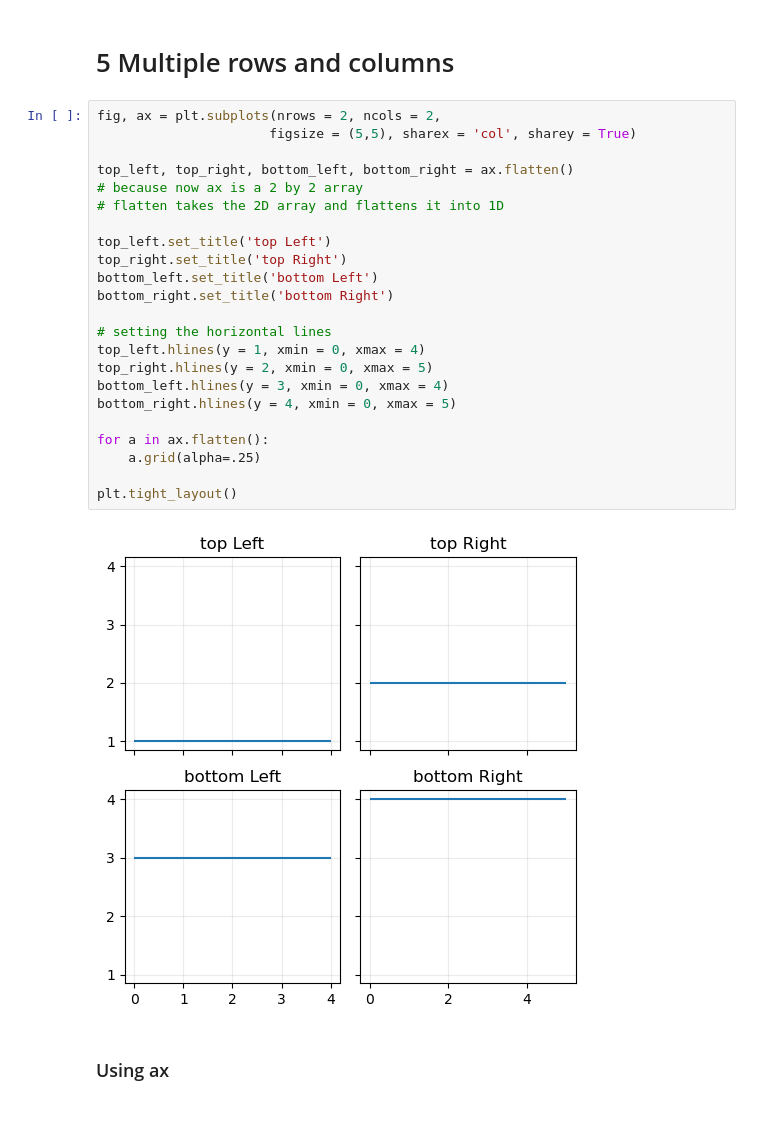
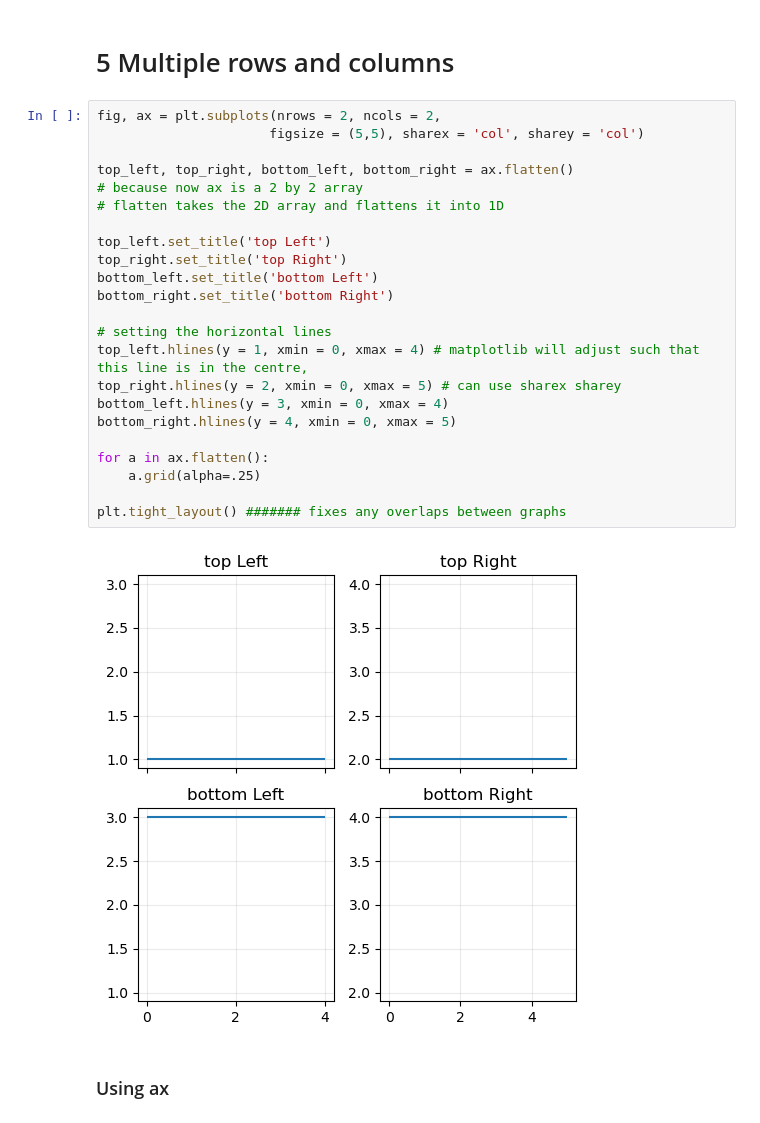
Before and after one commit to SPS-SP2273/learning-portfolio-callyang, a Jupyter notebook: plotting/plotting_(good).ipynb, the cells around one changed output. Cells and saved outputs as stored; diff of their text form.

Commit message:
Updated plotting (good)

```diff
--- a/plotting/plotting_(good).ipynb
+++ b/plotting/plotting_(good).ipynb
@@ -97,30 +97,30 @@ fig.tight_layout() # look nice
 # %% [markdown]
 # 5 Multiple rows and columns
-# %%
-fig, ax = plt.subplots(nrows = 2, ncols = 2,
-                      figsize = (5,5), sharex = 'col', sharey = True)
-
-top_left, top_right, bottom_left, bottom_right = ax.flatten()
-# because now ax is a 2 by 2 array
-# flatten takes the 2D array and flattens it into 1D
-
-top_left.set_title('top Left')
-top_right.set_title('top Right')
-bottom_left.set_title('bottom Left')
-bottom_right.set_title('bottom Right')
-
-# setting the horizontal lines
-top_left.hlines(y = 1, xmin = 0, xmax = 4)
-top_right.hlines(y = 2, xmin = 0, xmax = 5)
-bottom_left.hlines(y = 3, xmin = 0, xmax = 4)
-bottom_right.hlines(y = 4, xmin = 0, xmax = 5)
-
-for a in ax.flatten():
-    a.grid(alpha=.25)
-
-plt.tight_layout()
-# %% [output]
-[figure, removed]
+# %%
+fig, ax = plt.subplots(nrows = 2, ncols = 2,
+                      figsize = (5,5), sharex = 'col', sharey = 'col')
+
+top_left, top_right, bottom_left, bottom_right = ax.flatten()
+# because now ax is a 2 by 2 array
+# flatten takes the 2D array and flattens it into 1D
+
+top_left.set_title('top Left')
+top_right.set_title('top Right')
+bottom_left.set_title('bottom Left')
+bottom_right.set_title('bottom Right')
+
+# setting the horizontal lines
+top_left.hlines(y = 1, xmin = 0, xmax = 4) # matplotlib will adjust such that this line is in the centre,
+top_right.hlines(y = 2, xmin = 0, xmax = 5) # can use sharex sharey
+bottom_left.hlines(y = 3, xmin = 0, xmax = 4)
+bottom_right.hlines(y = 4, xmin = 0, xmax = 5)
+
+for a in ax.flatten():
+    a.grid(alpha=.25)
+
+plt.tight_layout() ####### fixes any overlaps between graphs
+# %% [output]
+[figure, added]
 # %% [markdown]
 ### Using ax
 # %%
```
Also changed, not shown: parts of 19 cells of this notebook.
